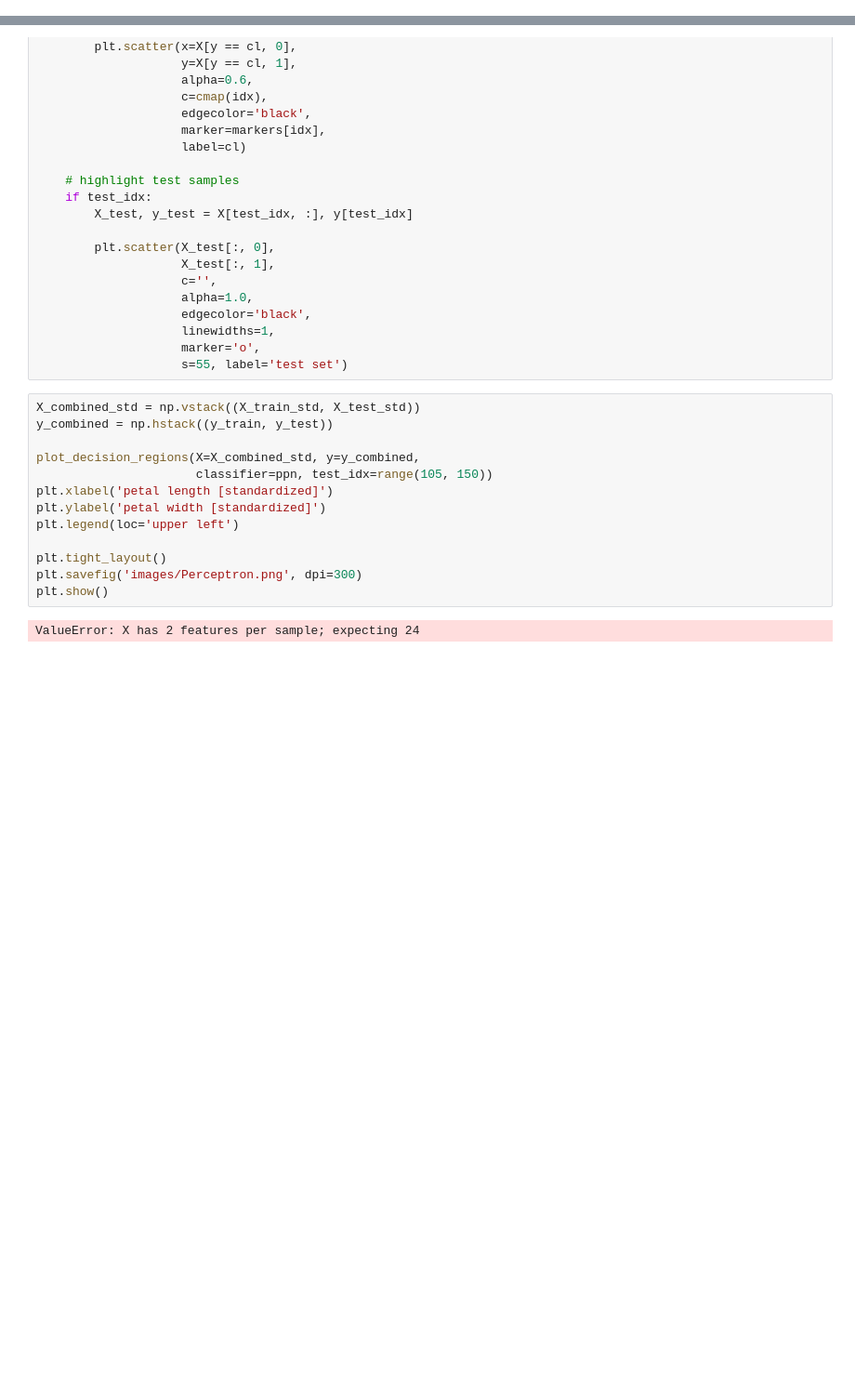
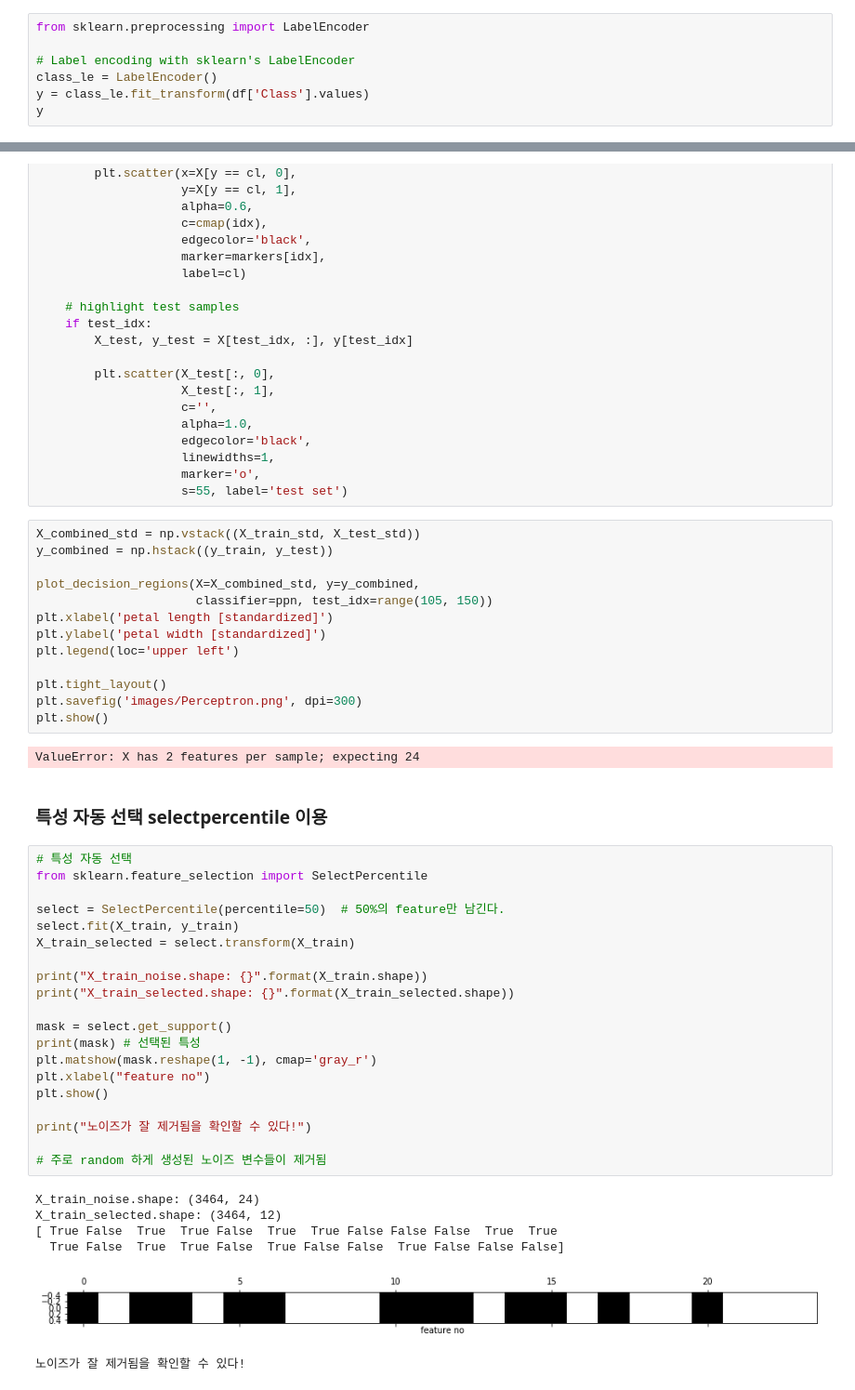
Before and after one commit to chajoo0/Big_Data_Fintech, a Jupyter notebook: 팀플.ipynb, the cells around one changed output, grey strips where cells are left out. Shown at 93% size. Saved outputs shown, nothing was run; the diff lists cells and outputs as text; blank space fills up the shorter version.

```diff
--- a/팀플.ipynb
+++ b/팀플.ipynb
@@ -148,0 +157,7 @@ array(['F', 'L', 'M', 'VF'], dtype=object)
+# %%
+from sklearn.preprocessing import LabelEncoder
+
+# Label encoding with sklearn's LabelEncoder
+class_le = LabelEncoder()
+y = class_le.fit_transform(df['Class'].values)
+y
@@ -248,3 +266,32 @@ plt.savefig('images/Perceptron.png', dpi=300)
 plt.show()
 # %% [output]
 ValueError: X has 2 features per sample; expecting 24
+# %% [markdown]
+### 특성 자동 선택 selectpercentile 이용
+# %%
+# 특성 자동 선택
+from sklearn.feature_selection import SelectPercentile
+
+select = SelectPercentile(percentile=50)  # 50%의 feature만 남긴다.
+select.fit(X_train, y_train)
+X_train_selected = select.transform(X_train)
+
+print("X_train_noise.shape: {}".format(X_train.shape))
+print("X_train_selected.shape: {}".format(X_train_selected.shape))
+
+mask = select.get_support()
+print(mask) # 선택된 특성
+plt.matshow(mask.reshape(1, -1), cmap='gray_r')
+plt.xlabel("feature no")
+plt.show()
+
+print("노이즈가 잘 제거됨을 확인할 수 있다!")
+
+# 주로 random 하게 생성된 노이즈 변수들이 제거됨
+# %% [output]
+X_train_noise.shape: (3464, 24)
+X_train_selected.shape: (3464, 12)
+[ True False  True  True False  True  True False False False  True  True
+  True False  True  True False  True False False  True False False False]
+[figure, added]
+노이즈가 잘 제거됨을 확인할 수 있다!
```
Also changed, not shown: parts of 50 cells of this notebook.
